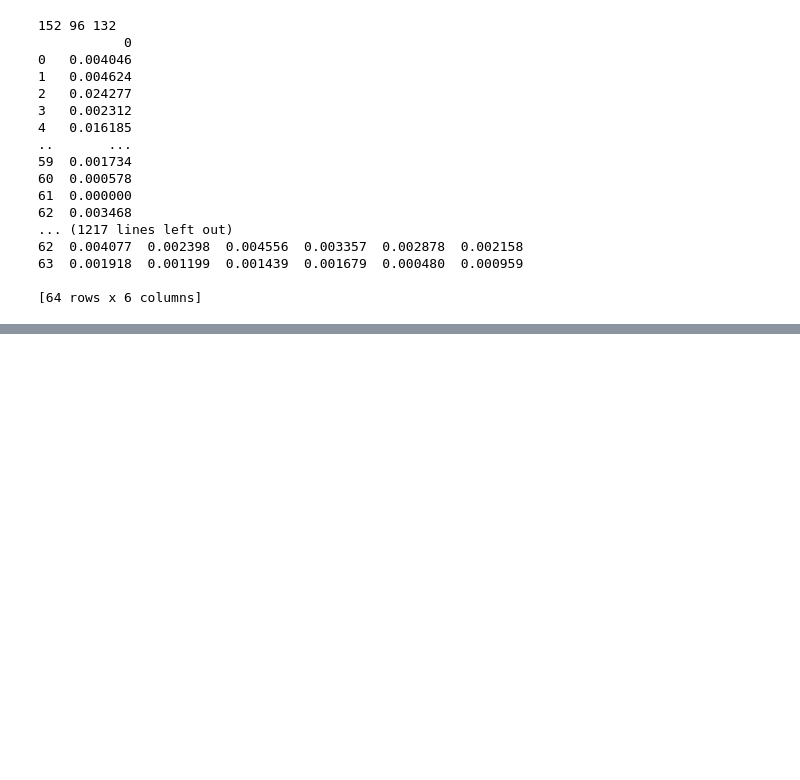
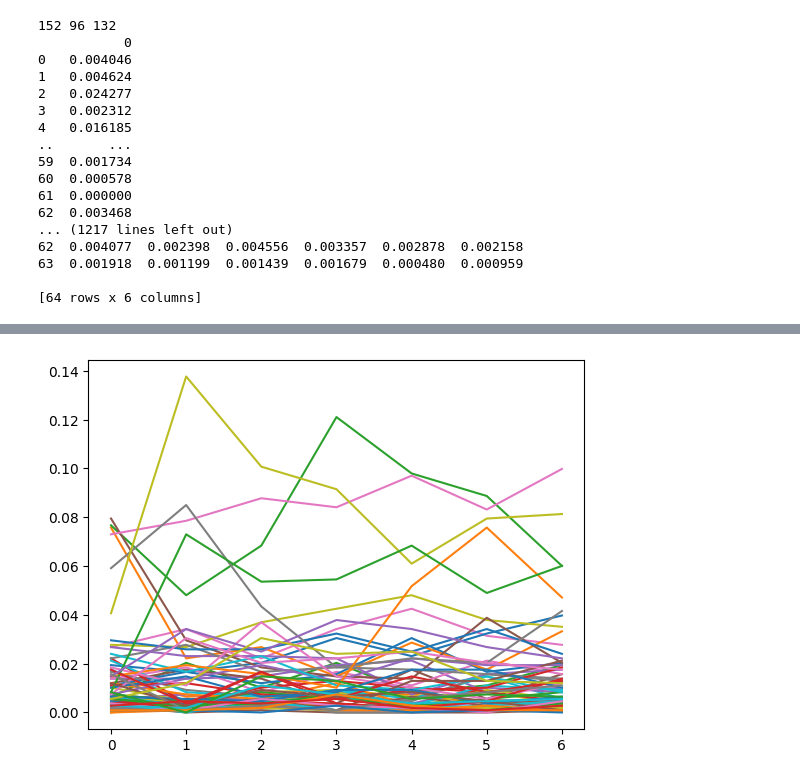
Before and after one commit to Adelaide-ReXIL/XV_prelim, a Jupyter notebook: Code/clinicalLBP.ipynb, the cells around one changed output, grey strips where cells are left out. Saved outputs shown, nothing was run; the diff lists cells and outputs as text; code cells hidden in the pictures; blank space fills up the shorter version.

```diff
--- a/Code/clinicalLBP.ipynb
+++ b/Code/clinicalLBP.ipynb
@@ -82,0 +142,7 @@ with open('file', 'wb') as fp:
+# %%
+df=res[19][0]
+
+for _,row in df.iterrows():
+    plt.plot(row[:7])
+# %% [output]
+[figure, added]
```
Also changed, not shown: parts of 6 cells of this notebook, 3 other files.
